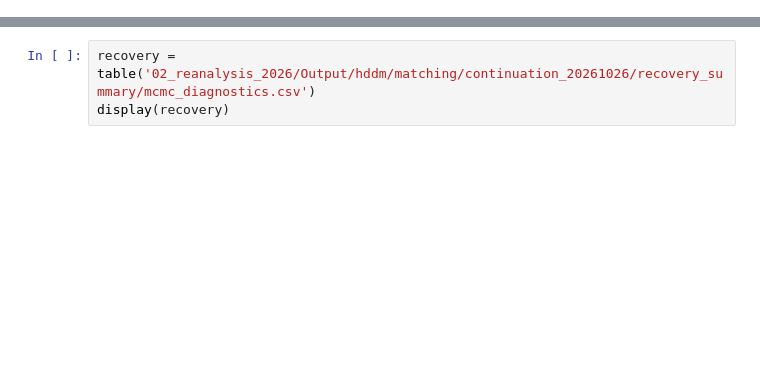
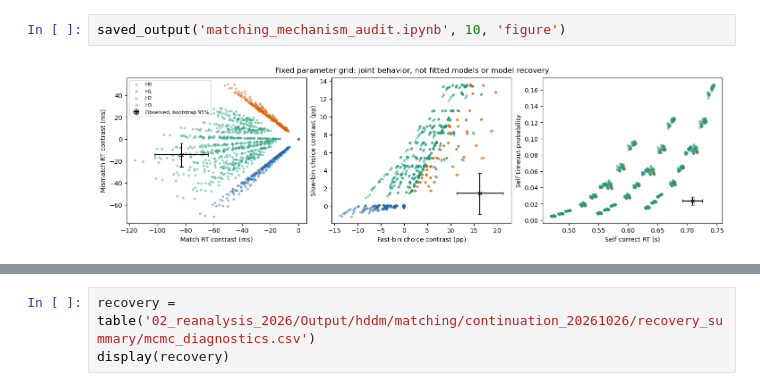
Before and after one commit to soupandpsy/hu2020-ddm, a Jupyter notebook: 02_reanalysis_2026/matching_h0_h3_results.ipynb, the cells around one changed output, grey strips where cells are left out. Drawn from its saved outputs; the diff is of its cells as text; blank space fills up the shorter version.

```diff
--- a/02_reanalysis_2026/matching_h0_h3_results.ipynb
+++ b/02_reanalysis_2026/matching_h0_h3_results.ipynb
@@ -31,0 +211,4 @@ def show(path, width=1000):
+# %%
+saved_output('matching_mechanism_audit.ipynb', 10, 'figure')
+# %% [output]
+[figure, added]
```
Also changed, not shown: parts of 23 cells of this notebook, 4 other files.
